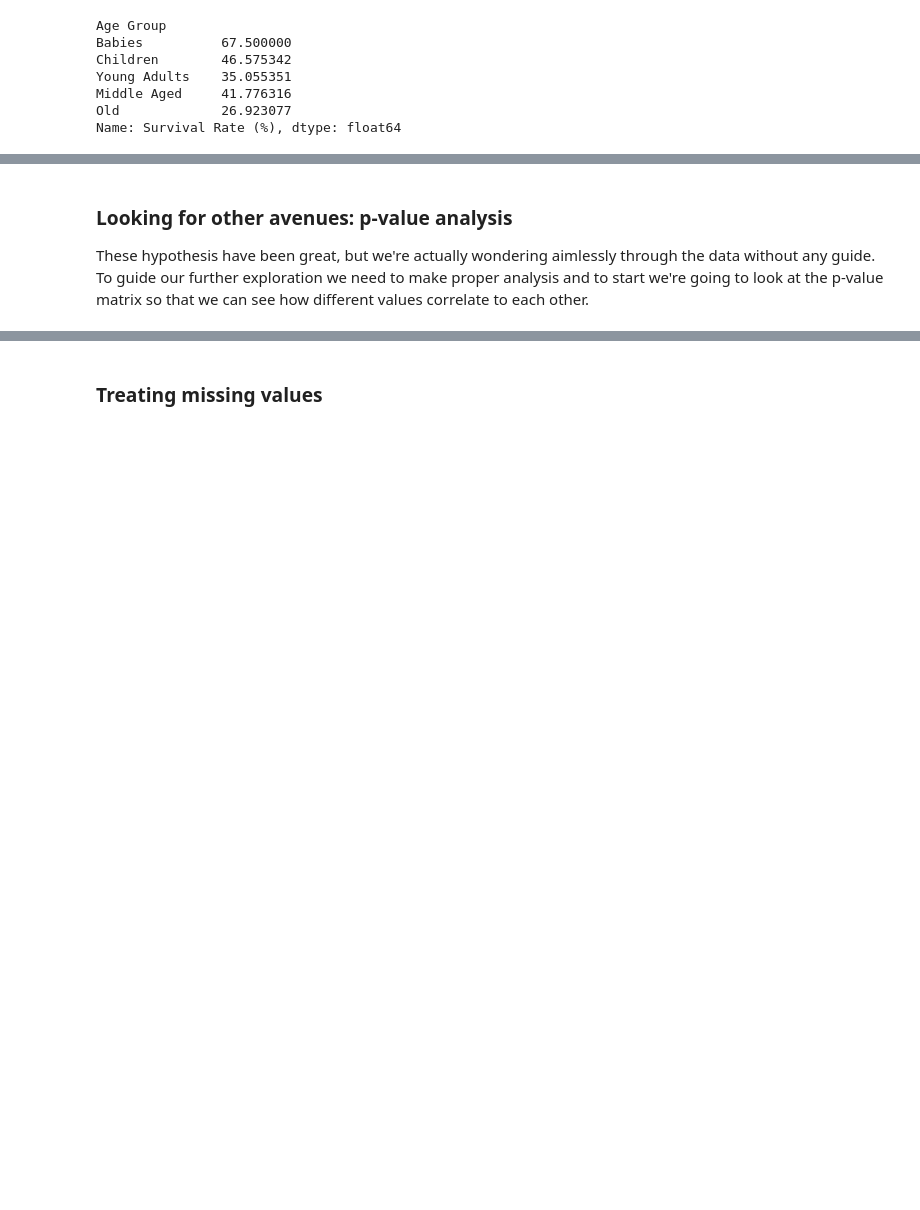
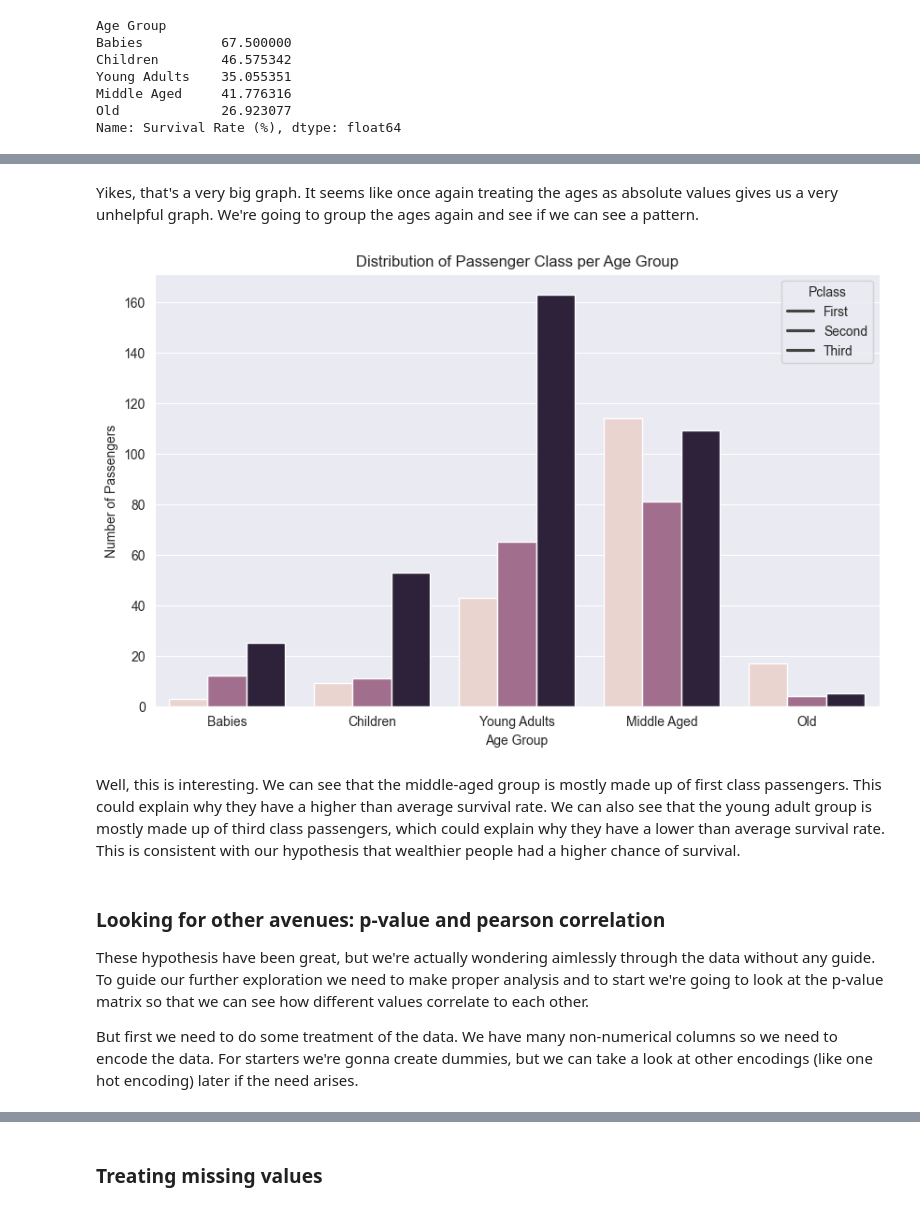
Before and after one commit to Frodo2412/towards_data_science, a Jupyter notebook: simple.ipynb, the cells around one changed output, grey strips where cells are left out. Drawn from its saved outputs; the diff is of its cells as text; code cells hidden in the pictures; blank space fills up the shorter version.

```diff
--- a/simple.ipynb
+++ b/simple.ipynb
@@ -124,4 +154,26 @@ To start, lets try and confirm that middle aged people represent the wealthiest
+# %% [markdown]
+Yikes, that's a very big graph. It seems like once again treating the ages as absolute values gives us a very unhelpful graph. We're going to group the ages again and see if we can see a pattern.
+# %%
+# Group by 'Age Group' and 'Pclass' and count the number of passengers in each group
+grouped = df.groupby(['Age Group', 'Pclass'], observed=True).size().reset_index(name='Count')
+
+# Plotting
+plt.figure(figsize=(10, 6))
+sns.barplot(data=grouped, x='Age Group', y='Count', hue='Pclass')
+
+plt.title('Distribution of Passenger Class per Age Group')
+plt.xlabel('Age Group')
+plt.ylabel('Number of Passengers')
+plt.legend(title='Pclass', loc='upper right', labels=['First', 'Second', 'Third'])
+
+plt.show()
+# %% [output]
+[figure, added]
+# %% [markdown]
+Well, this is interesting. We can see that the middle-aged group is mostly made up of first class passengers. This could explain why they have a higher than average survival rate. We can also see that the young adult group is mostly made up of third class passengers, which could explain why they have a lower than average survival rate. This is consistent with our hypothesis that wealthier people had a higher chance of survival.
 # %% [markdown]
-### Looking for other avenues: p-value analysis
+### Looking for other avenues: p-value and pearson correlation
 
 These hypothesis have been great, but we're actually wondering aimlessly through the data without any guide. To guide our further exploration we need to make proper analysis and to start we're going to look at the p-value matrix so that we can see how different values correlate to each other.
+
+But first we need to do some treatment of the data. We have many non-numerical columns so we need to encode the data. For starters we're gonna create dummies, but we can take a look at other encodings (like one hot encoding) later if the need arises.
```
Also changed, not shown: parts of 16 cells of this notebook, 1 other file.
